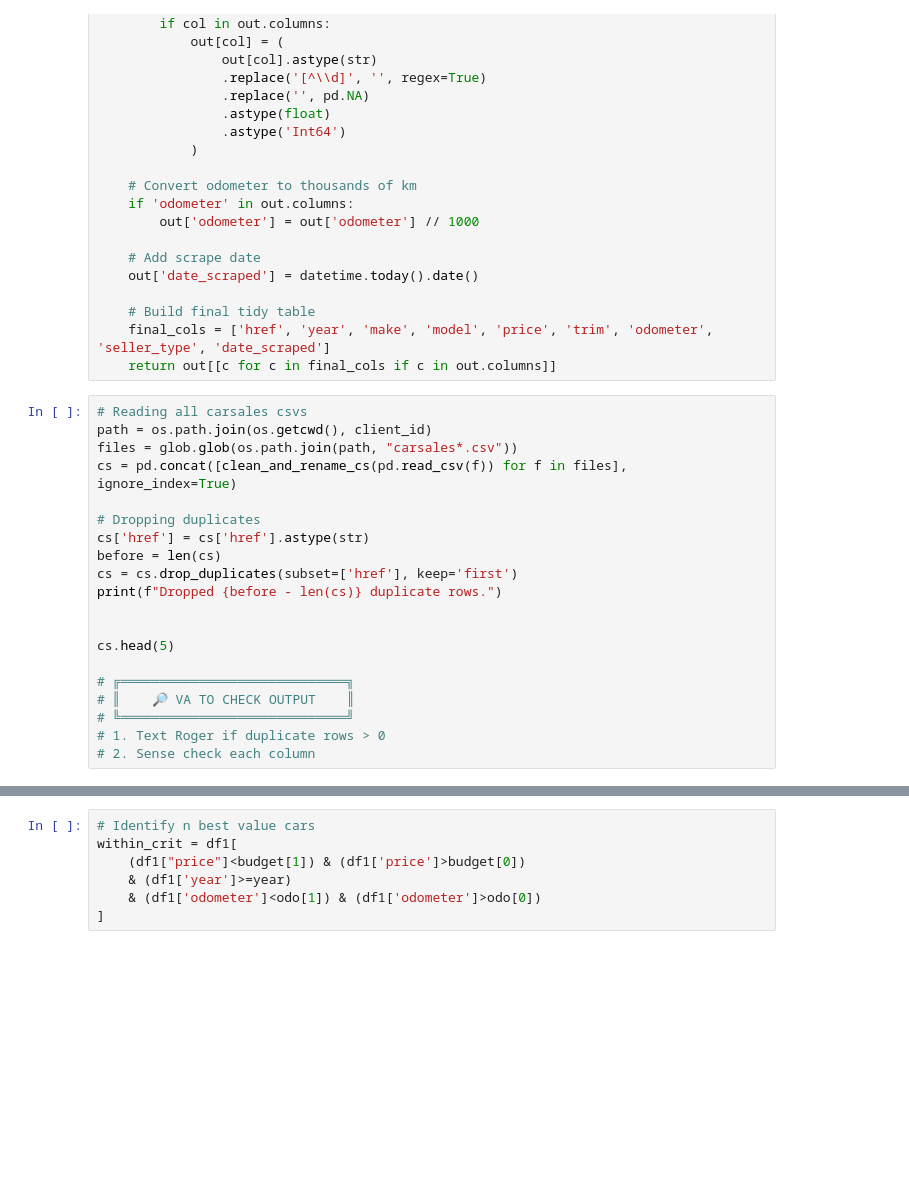
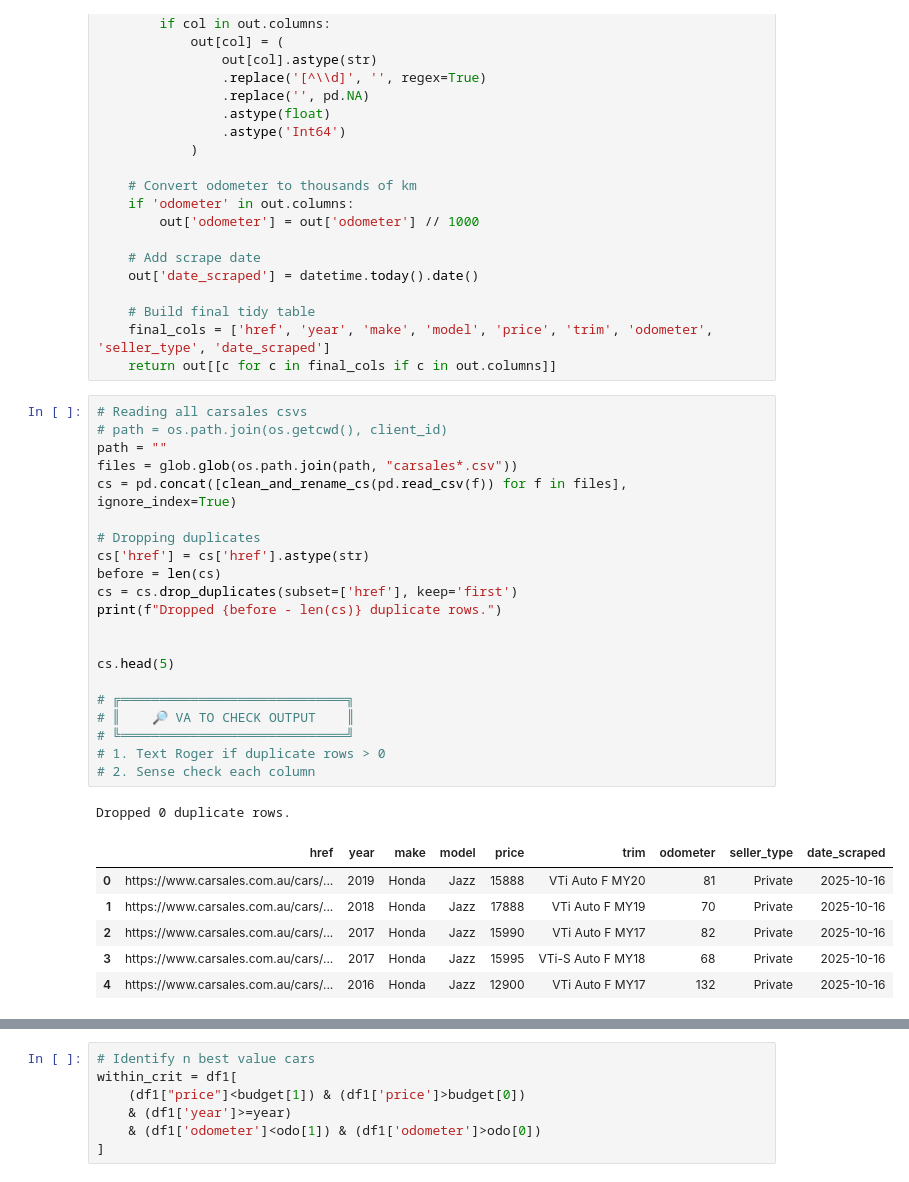
Before and after one commit to imrogerjiang/market_analysis, a Jupyter notebook: analytics.ipynb, the cells around one changed output, grey strips where cells are left out. Cells and saved outputs as stored; diff of their text form; blank space fills up the shorter version.

```diff
--- a/analytics.ipynb
+++ b/analytics.ipynb
@@ -143,24 +143,33 @@ def clean_and_rename_cs(df: pd.DataFrame) -> pd.DataFrame:
     return out[[c for c in final_cols if c in out.columns]]
 # %%
 # Reading all carsales csvs
-path = os.path.join(os.getcwd(), client_id)
+# path = os.path.join(os.getcwd(), client_id)
+path = ""
 files = glob.glob(os.path.join(path, "carsales*.csv"))
 cs = pd.concat([clean_and_rename_cs(pd.read_csv(f)) for f in files], ignore_index=True)
 
 # Dropping duplicates
 cs['href'] = cs['href'].astype(str)
 before = len(cs)
 cs = cs.drop_duplicates(subset=['href'], keep='first')
 print(f"Dropped {before - len(cs)} duplicate rows.")
 
 
 cs.head(5)
 
 # ╔═════════════════════════════╗
 # ║    🔎 VA TO CHECK OUTPUT    ║
 # ╚═════════════════════════════╝
 # 1. Text Roger if duplicate rows > 0
 # 2. Sense check each column
+# %% [output]
+Dropped 0 duplicate rows.
+|  | href | year | make | model | price | trim | odometer | seller_type | date_scraped |
+| 0 | https://www.carsales.com.au/cars/... | 2019 | Honda | Jazz | 15888 | VTi Auto F MY20 | 81 | Private | 2025-10-16 |
+| 1 | https://www.carsales.com.au/cars/... | 2018 | Honda | Jazz | 17888 | VTi Auto F MY19 | 70 | Private | 2025-10-16 |
+| 2 | https://www.carsales.com.au/cars/... | 2017 | Honda | Jazz | 15990 | VTi Auto F MY17 | 82 | Private | 2025-10-16 |
+| 3 | https://www.carsales.com.au/cars/... | 2017 | Honda | Jazz | 15995 | VTi-S Auto F MY18 | 68 | Private | 2025-10-16 |
+| 4 | https://www.carsales.com.au/cars/... | 2016 | Honda | Jazz | 12900 | VTi Auto F MY17 | 132 | Private | 2025-10-16 |
 # %%
 def clean_fb(df):
     # Split the b column into 'year', 'make', 'model'
```
Also changed, not shown: parts of 9 cells of this notebook.
